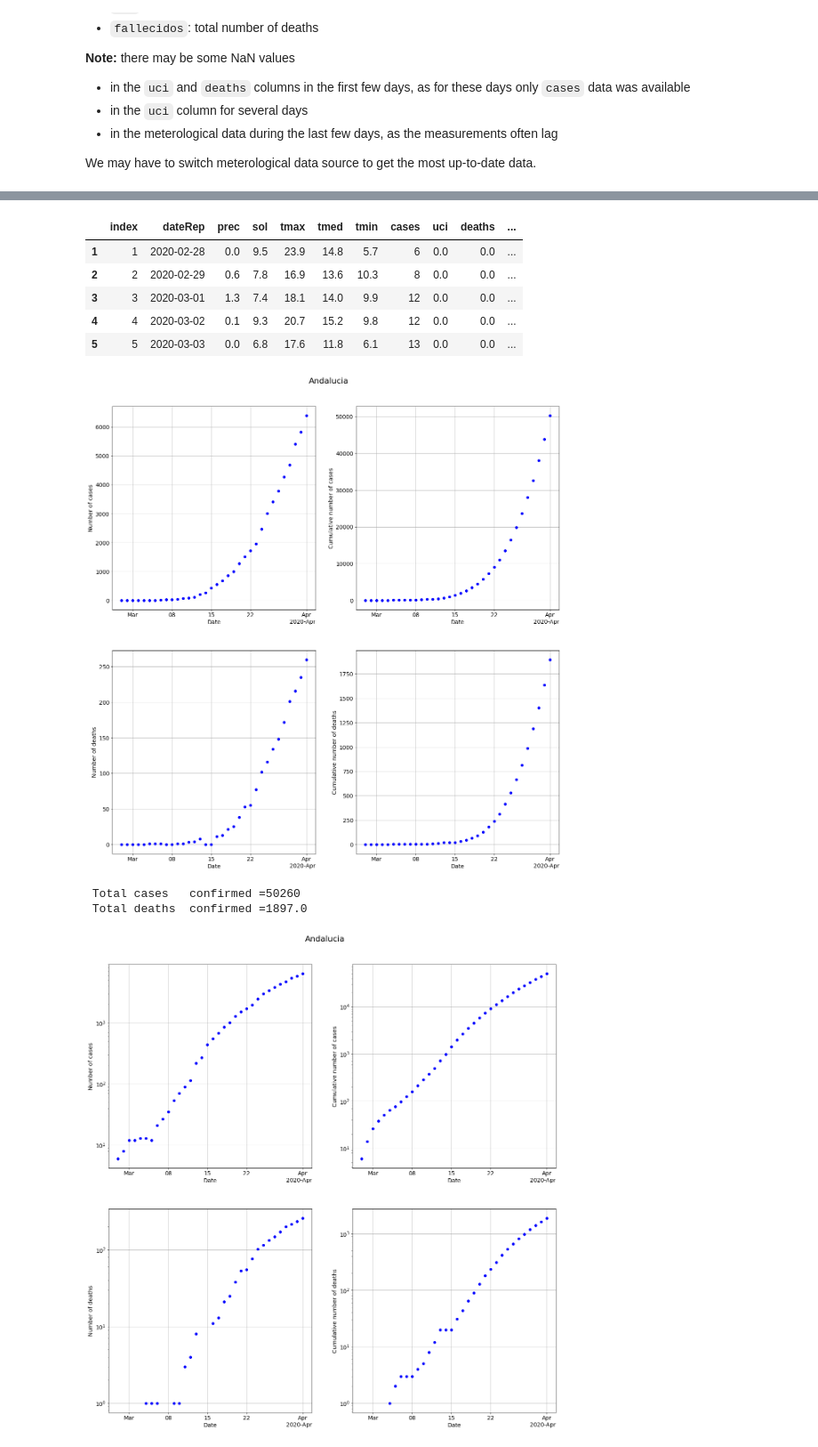
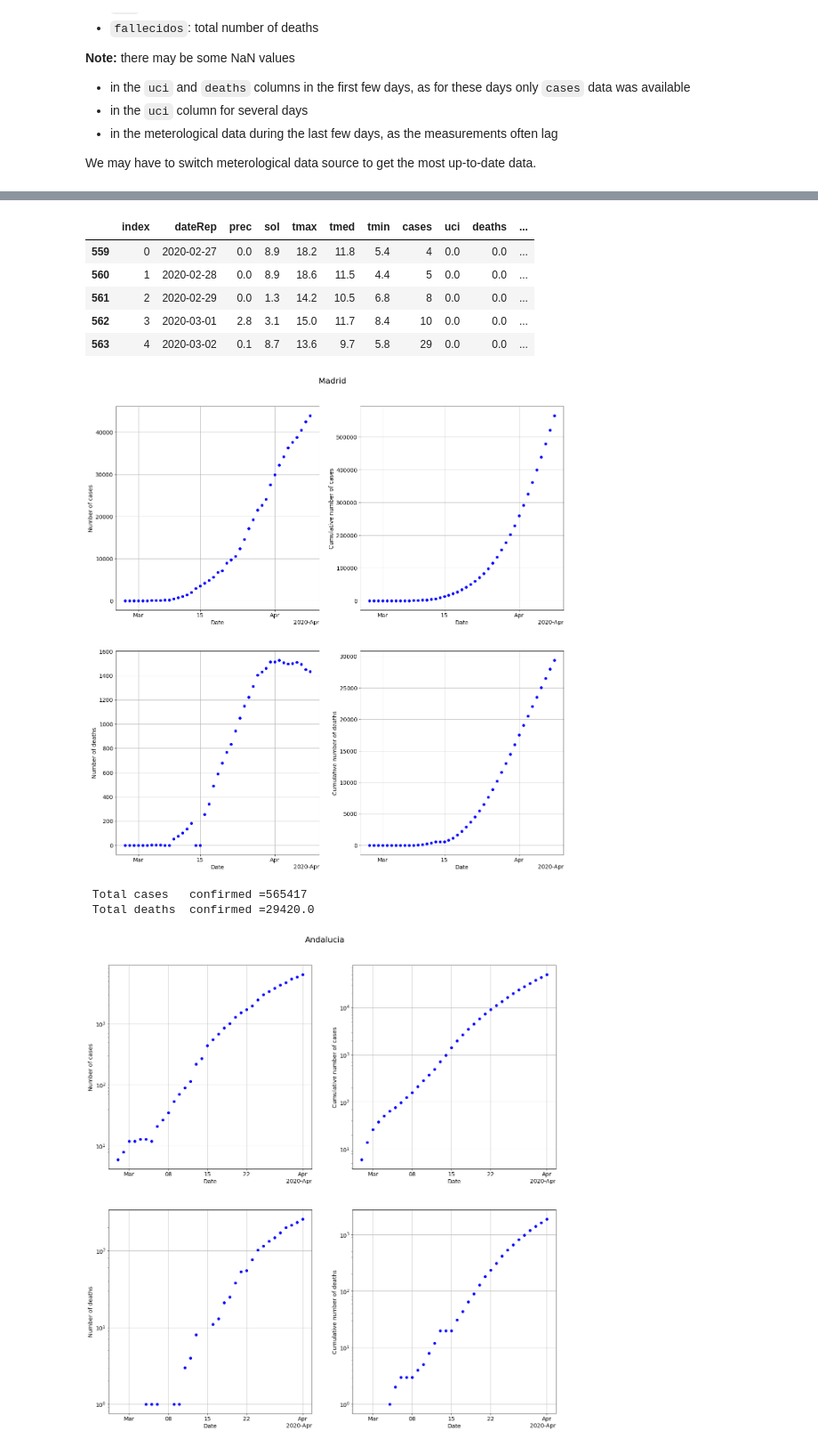
Before and after one commit to jjgomezcadenas/C19, a Jupyter notebook: nb/c19_communities_jj_fits.ipynb, the cells around one changed output, grey strips where cells are left out. Shown at 89% size. Saved outputs shown, nothing was run; the diff lists cells and outputs as text; code cells hidden in the pictures.

```diff
--- a/nb/c19_communities_jj_fits.ipynb
+++ b/nb/c19_communities_jj_fits.ipynb
@@ -80,19 +99,19 @@ We may have to switch meterological data source to get the most up-to-date data.
 # %%
-dfan = cio.ecdc_select_country(df_communities, country='AN', thr=2)
+dfan = cio.ecdc_select_country(df_communities, country='MA', thr=2)
 dfan.head()
 # %% [output]
 |  | index | dateRep | prec | sol | tmax | tmed | tmin | cases | uci | deaths | ... |
-| 1 | 1 | 2020-02-28 | 0.0 | 9.5 | 23.9 | 14.8 | 5.7 | 6 | 0.0 | 0.0 | ... |
-| 2 | 2 | 2020-02-29 | 0.6 | 7.8 | 16.9 | 13.6 | 10.3 | 8 | 0.0 | 0.0 | ... |
-| 3 | 3 | 2020-03-01 | 1.3 | 7.4 | 18.1 | 14.0 | 9.9 | 12 | 0.0 | 0.0 | ... |
-| 4 | 4 | 2020-03-02 | 0.1 | 9.3 | 20.7 | 15.2 | 9.8 | 12 | 0.0 | 0.0 | ... |
-| 5 | 5 | 2020-03-03 | 0.0 | 6.8 | 17.6 | 11.8 | 6.1 | 13 | 0.0 | 0.0 | ... |
+| 559 | 0 | 2020-02-27 | 0.0 | 8.9 | 18.2 | 11.8 | 5.4 | 4 | 0.0 | 0.0 | ... |
+| 560 | 1 | 2020-02-28 | 0.0 | 8.9 | 18.6 | 11.5 | 4.4 | 5 | 0.0 | 0.0 | ... |
+| 561 | 2 | 2020-02-29 | 0.0 | 1.3 | 14.2 | 10.5 | 6.8 | 8 | 0.0 | 0.0 | ... |
+| 562 | 3 | 2020-03-01 | 2.8 | 3.1 | 15.0 | 11.7 | 8.4 | 10 | 0.0 | 0.0 | ... |
+| 563 | 4 | 2020-03-02 | 0.1 | 8.7 | 13.6 | 9.7 | 5.8 | 29 | 0.0 | 0.0 | ... |
 # %%
-cplt.plot_cases_and_deaths(dfan, country= 'Andalucia', figsize=(20,20), log=False, reverse=False)
+cplt.plot_cases_and_deaths(dfan, country= 'Madrid', figsize=(20,20), log=False, reverse=False)
 # %% [output]
-[figure, old version]
+[figure, new version]
- Total cases   confirmed =50260
- Total deaths  confirmed =1897.0
+ Total cases   confirmed =565417
+ Total deaths  confirmed =29420.0
 # %%
 cplt.plot_cases_and_deaths(dfan, country= 'Andalucia', figsize=(20,20), log=True, reverse=False)
 # %% [output]
```
Also changed, not shown: parts of 4 cells of this notebook, 2 other files.
